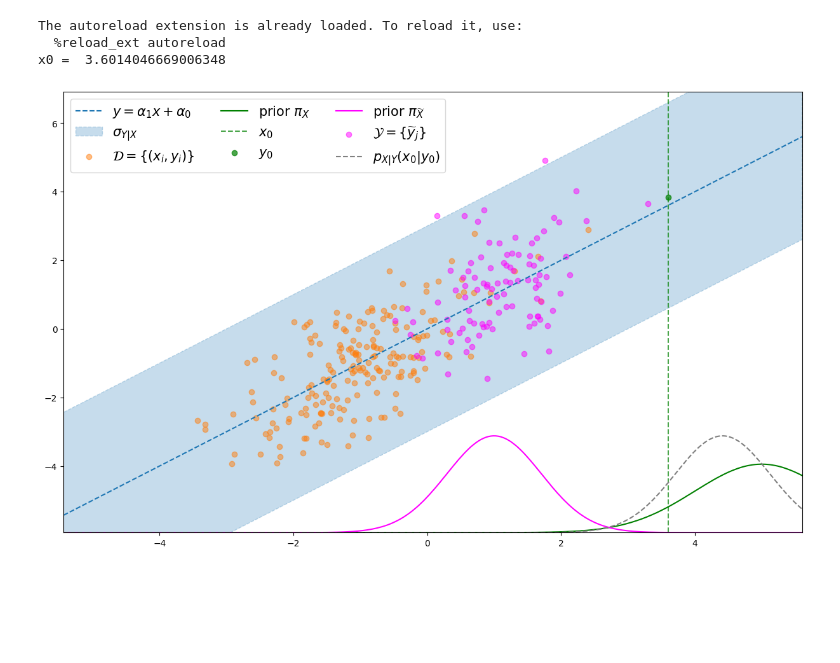
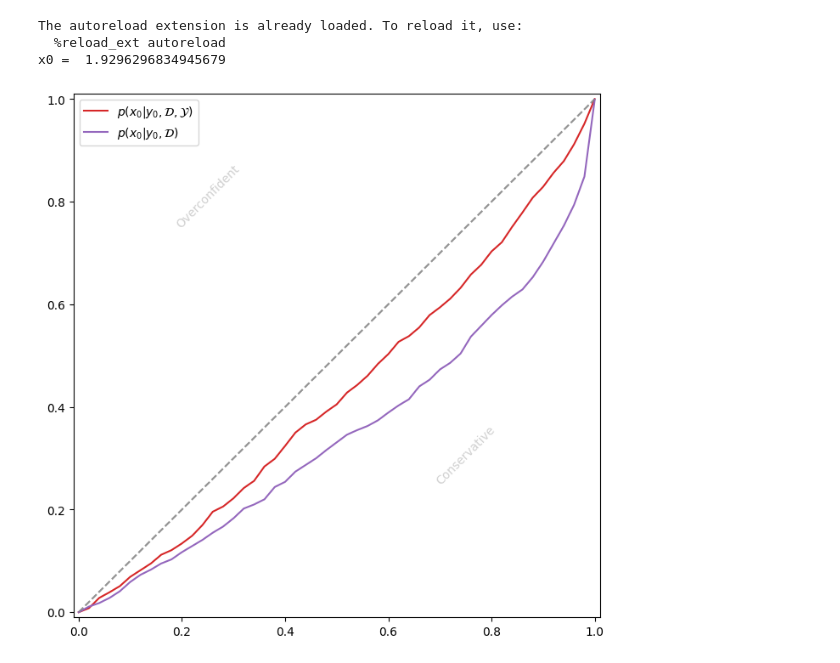
Before and after one commit to ElouanARGOUARCH/experiments, a Jupyter notebook: GRETSI2023/Illustration GRETSI-Semi_supervised.ipynb, the cells around one changed output. Saved outputs shown, nothing was run; the diff lists cells and outputs as text; code cells hidden in the pictures; blank space fills up the shorter version.

```diff
--- a/GRETSI2023/Illustration GRETSI-Semi_supervised.ipynb
+++ b/GRETSI2023/Illustration GRETSI-Semi_supervised.ipynb
@@ -16,19 +16,17 @@ sigma20 = torch.tensor(1)
 
 mu_beta = torch.zeros(2)
 Sigma_beta = torch.eye(2)
-beta0 =torch.distributions.MultivariateNormal(mu_beta, Sigma_beta).sample()
-beta0 = torch.tensor([1.,0.])
+alpha = torch.tensor([1.,0.])
 
-mu_X =torch.tensor(5.)
+mu_X =torch.tensor(3.)
 sigma2_X =torch.tensor(1.)
-x0 =  torch.distributions.Normal(mu_X, torch.sqrt(sigma2_X)).sample()
+inference_prior = torch.distributions.Normal(mu_X, torch.sqrt(sigma2_X))
+x0 = inference_prior.sample()
 
-
-prior_dataset = torch.distributions.Normal(torch.tensor(-1.), torch.tensor(1))
-n_D = 200
+prior_dataset = torch.distributions.Normal(torch.tensor(3.), torch.tensor(1))
+n_D = 2
 DX =prior_dataset.sample([n_D])
 range_unif = 8
-#DX = range_unif*torch.rand(1000) - range_unif/2
 
 sigma2_simulateur = torch.tensor(1)
 f = lambda x: beta0[0]*x + beta0[1]
@@ -41,56 +39,58 @@ y0 = simulateur(x0.repeat(n_y0))
 
 
 posterior_mean, posterior_sigma2 =generative_bayesian_linear_regression_known_variance(sigma20,mu_X, sigma2_X).compute_x0_given_y0_beta_moments(y0, torch.tensor(1.))
-true_posterior = torch.distributions.Normal(posterior_mean, torch.sqrt(posterior_sigma2))
+posterior = torch.distributions.Normal(posterior_mean, torch.sqrt(posterior_sigma2))
 
 
-mu_xj = torch.tensor(1.)
+mu_xj = torch.tensor(-4.)
 sigma2_xj = torch.tensor(.5)
+prior_unlabeled = torch.distributions.Normal(mu_xj, torch.sqrt(sigma2_xj))
 list_xj = []
 list_yj = []
-n_unlabeled_obs = 100
+n_unlabeled_obs = 50
 n_per_obs = 1
 for t in range(n_unlabeled_obs):
-    prior = torch.distributions.Normal(mu_xj, torch.sqrt(sigma2_xj))
-    xj = prior.sample()
+    xj = prior_unlabeled.sample()
     list_xj.append(xj.unsqueeze(0).repeat(n_per_obs))
     yj = simulateur(xj.unsqueeze(0).repeat(n_per_obs))
     list_yj.append(yj.unsqueeze(0))
 if n_unlabeled_obs>0:
     Y = torch.cat(list_yj, dim = 0)
     X = torch.cat(list_xj, dim = 0)
 else:
     Y = torch.tensor([])
     X = torch.tensor([])
 prior_means = mu_xj*torch.ones(n_unlabeled_obs)
 prior_sigma2s = sigma2_xj*torch.ones(n_unlabeled_obs)
 
 y_min = torch.min(torch.cat([DY, torch.flatten(Y), y0])-2)
 y_max = torch.max(torch.cat([DY, torch.flatten(Y), y0])+2)
 x_min = torch.min(torch.cat([DX, torch.flatten(X), x0.unsqueeze(-1)])-2)
 x_max = torch.max(torch.cat([DX, torch.flatten(X), x0.unsqueeze(-1)])+2)
 
+def plot_expected_coverage_1d_from_density(log_prob,window, tested_samples, label = None, show =False, color = None):
+    assert tested_samples.shape[-1] == 1,'Dimension >= 1 not supported'
+    to_plot, window = compute_expected_coverage_from_density(log_prob,window, tested_samples)
+    plt.plot(window.numpy(), to_plot.numpy(), label = label, color = color)
+    plt.plot(window.numpy(),window.numpy(), linestyle = '--', color = 'grey', alpha =.6)
+    plt.text(.25,.75, 'Overconfident', rotation = 45, color = 'grey', alpha = .2, ha = 'center')
+    plt.text(.75,.25, 'Conservative', rotation=45, color='grey', alpha=.2,ha = 'center')
+    if show:
+        plt.show()
 
-plt.figure(figsize = (15,9))
+blr = generative_bayesian_affine_regression(mu_X, sigma2_X, mu_beta,Sigma_beta,shape_sigma2, scale_sigma2)
+X0g,_,_ = blr.sample_x0_given_y0_D_Y_gibbs(y0, DX, DY,number_steps=1000, verbose = True)
+X0gssl,_,_ = blr.sample_x0_given_y0_D_Y_gibbs(y0, DX, DY, Y,prior_means, prior_sigma2s, number_steps=1000, verbose = True)
+plt.figure(figsize = (8,8))
 ax = plt.subplot()
-ax.set_xlim(x_min,x_max)
-tt = torch.linspace(x_min,x_max,300)
-plt.plot(tt.numpy(),f(tt).numpy(), linestyle = '--', label = r'$y = \alpha_1x+ \alpha_0$', color ='C0')
-plt.fill_between(tt.numpy(),f(tt).numpy() - 3*torch.sqrt(sigma20).numpy(),f(tt).numpy() + 3*torch.sqrt(sigma20).numpy(),linestyle = '--',color = 'C0',alpha = 0.25, label = r'$\sigma_{Y|X}$')
-plt.scatter(DX.numpy(), DY.numpy(), alpha =.5, label = r'$\mathcal{D}=\{(x_i,y_i)\}$', color = 'C1')
-plt.plot(tt, y_min + 5*torch.exp(torch.distributions.Normal(mu_X, torch.sqrt(sigma2_X)).log_prob(tt.unsqueeze(-1))), color = 'green', label=r'prior $\pi_X$')
-plt.axvline(x0.numpy(), color = 'green', alpha = .7, linestyle = '--', label='$x_0$')
-plt.scatter(x0.repeat(n_y0), y0, color = 'green', alpha = .7, label = r'$y_0$')
-
-#hist = plt.hist(y0.numpy(), orientation ='horizontal', bins = n_y0, density = True,histtype = 'step', bottom = -3.5, label = r'histogramme de $y_0$')
-plt.plot(tt, y_min + 5*torch.exp(torch.distributions.Normal(mu_xj, torch.sqrt(sigma2_xj)).log_prob(tt.unsqueeze(-1))), color = 'magenta', label=r'prior $\pi_{\widetilde{X}}$')
-plt.scatter(X,Y,color = 'magenta', alpha = .5, label = r'$\mathcal{Y} = \{\widetilde{y}_j\}$')
-plt.plot(tt,y_min+5*torch.exp(true_posterior.log_prob(tt)),linestyle ='--', label = r'$p_{X|Y}(x_0|y_0)$', color = 'grey')
-plt.ylim(y_min,y_max)
-plt.legend(ncol = 3, fontsize = 15)
+ax.set_xlim(-0.01,1.01)
+ax.set_ylim(-0.01,1.01)
+plot_expected_coverage_1d_from_density(posterior.log_prob,[-20,40], X0gssl.unsqueeze(-1), show=False, color = 'C3',label = r'$p(x_0|y_0,\mathcal{D},\mathcal{Y})$')
+plot_expected_coverage_1d_from_density(posterior.log_prob,[-20,40], X0g.unsqueeze(-1), show=False, color = 'C4', label= r'$p(x_0|y_0,\mathcal{D})$')
+plt.legend()
 plt.show()
 # %% [output]
 The autoreload extension is already loaded. To reload it, use:
   %reload_ext autoreload
-x0 =  3.6014046669006348
+x0 =  1.9296296834945679
-[figure, old version]
+[figure, new version]
```
Also changed, not shown: parts of 5 cells of this notebook, 2 other files.
